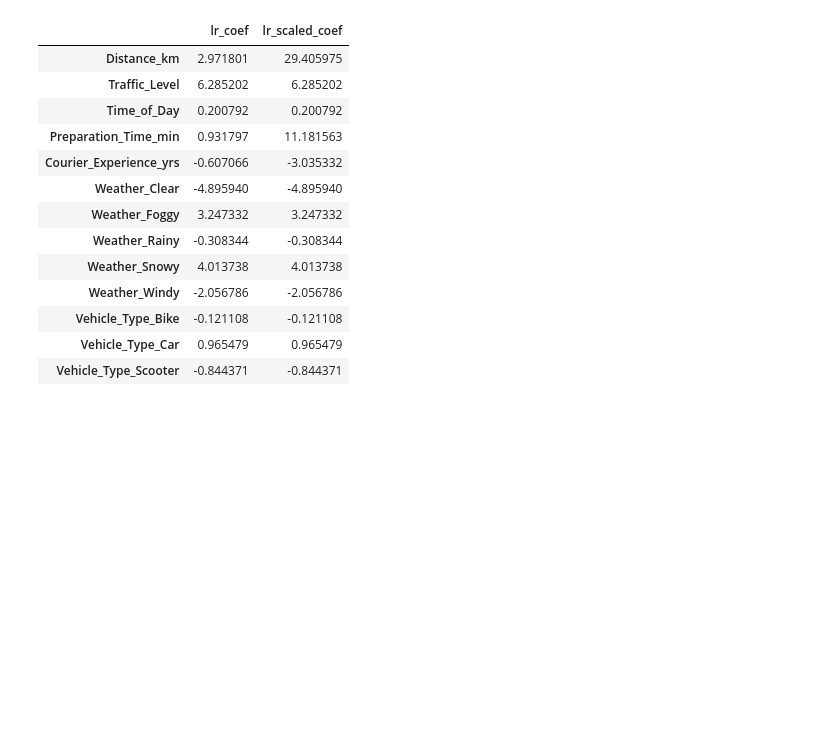
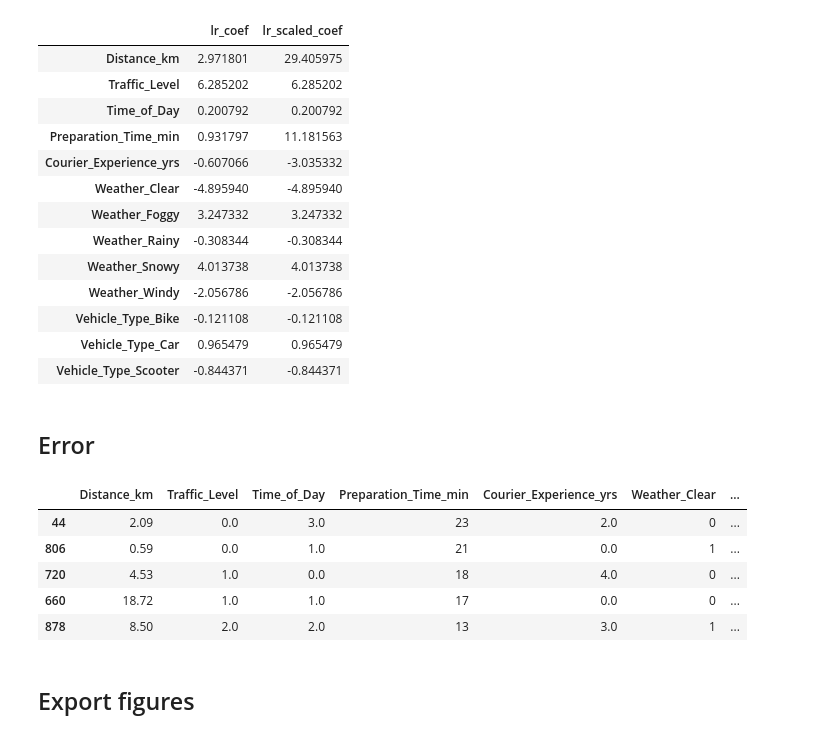
Before and after one commit to ElizabethAndriano/operational-intelligence-in-urban-logistics, a Jupyter notebook: model_pipeline/final_model.ipynb, the cells around one changed output. Saved outputs shown, nothing was run; the diff lists cells and outputs as text; code cells hidden in the pictures; blank space fills up the shorter version.

Commit message:
Error insights for final model

```diff
--- a/model_pipeline/final_model.ipynb
+++ b/model_pipeline/final_model.ipynb
@@ -83,3 +88,30 @@ pd.DataFrame([model.coef_,model_scaled.coef_], columns=df.columns[:-1], index=['
 | Vehicle_Type_Bike | -0.121108 | -0.121108 |
 | Vehicle_Type_Car | 0.965479 | 0.965479 |
 | Vehicle_Type_Scooter | -0.844371 | -0.844371 |
+# %% [markdown]
+## Error
+# %%
+target_col = 'Delivery_Time_min'
+X = df.drop(columns = target_col)
+y = df[target_col]
+
+# Split data
+X_train, X_test, y_train, y_test = train_test_split(
+    X, y,
+    test_size = 0.3,
+    random_state = 42
+)
+
+# Add predictions
+X_test['Predicted_Delivery_Time_min'] = model.predict(X_test)
+X_test['Delivery_Time_min'] = y_test
+X_test['Error'] = abs(X_test['Predicted_Delivery_Time_min'] - X_test['Delivery_Time_min'])
+
+X_test.head()
+# %% [output]
+|  | Distance_km | Traffic_Level | Time_of_Day | Preparation_Time_min | Courier_Experience_yrs | Weather_Clear | ... |
+| 44 | 2.09 | 0.0 | 3.0 | 23 | 2.0 | 0 | ... |
+| 806 | 0.59 | 0.0 | 1.0 | 21 | 0.0 | 1 | ... |
+| 720 | 4.53 | 1.0 | 0.0 | 18 | 4.0 | 0 | ... |
+| 660 | 18.72 | 1.0 | 1.0 | 17 | 0.0 | 0 | ... |
+| 878 | 8.50 | 2.0 | 2.0 | 13 | 3.0 | 1 | ... |
@@ -85,0 +198,2 @@ pd.DataFrame([model.coef_,model_scaled.coef_], columns=df.columns[:-1], index=['
+# %% [markdown]
+## Export figures
```
Also changed, not shown: parts of 7 cells of this notebook, 4 other files.
